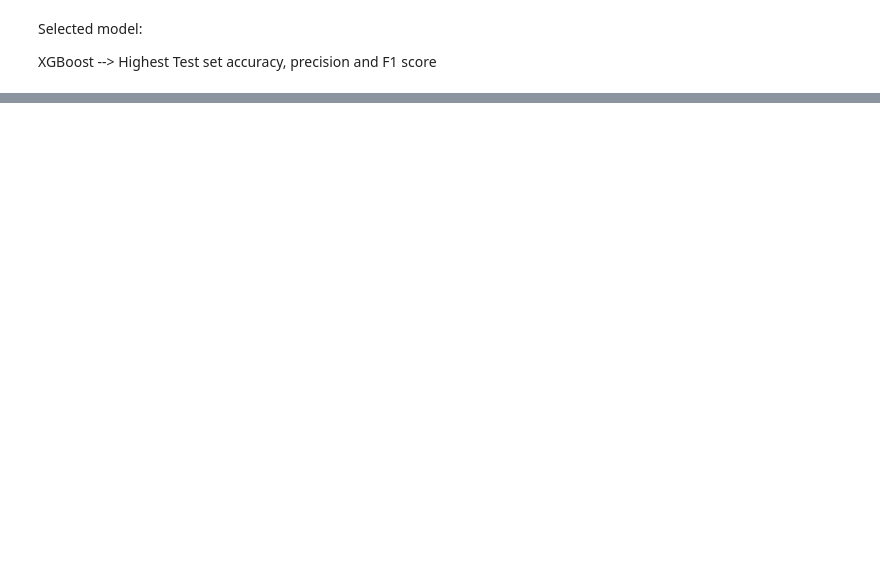
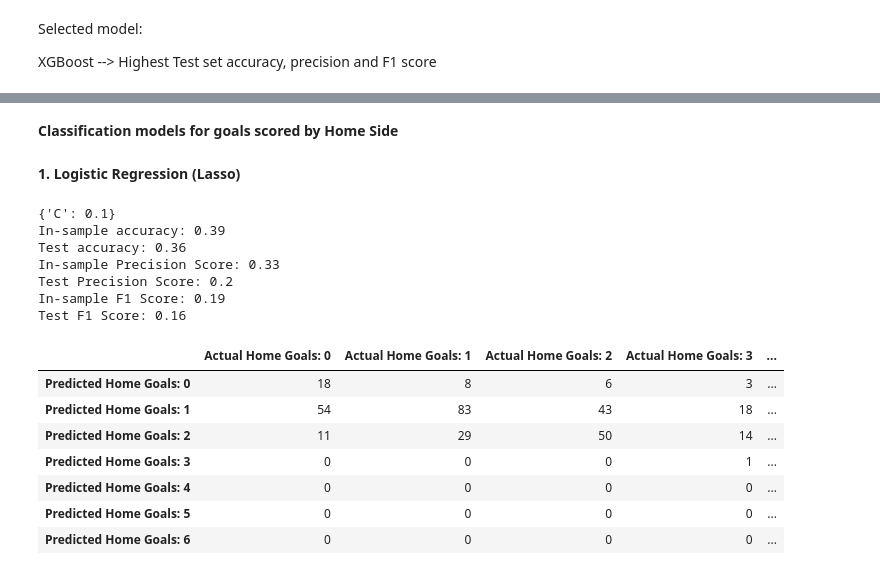
Before and after one commit to Angps1995/WorldCup2018Prediction, a Jupyter notebook: predict_by countries_stats.ipynb, the cells around one changed output, grey strips where cells are left out. Saved outputs shown, nothing was run; the diff lists cells and outputs as text; code cells hidden in the pictures; blank space fills up the shorter version.

```diff
--- a/predict_by countries_stats.ipynb
+++ b/predict_by countries_stats.ipynb
@@ -372,0 +379,8 @@ XGBoost --> Highest Test set accuracy, precision and F1 score
+# %%
+x = results.loc[:,["country","impt","home_rank_change","away_rank_change","diff_in_ranking","diff_in_mean_weighted_over_years"]]
+y_home=results.loc[:,"home_score"]
+y_away=results.loc[:,"away_score"]
+# %%
+x_home_train,x_home_test,y_home_train,y_home_test=train_test_split(x,y_home,test_size=0.2,random_state=0)
+x_away_train,x_away_test,y_away_train,y_away_test=train_test_split(x,y_away,test_size=0.2,random_state=0)
+k_fold = KFold(n_splits=5, shuffle=True, random_state=0)
@@ -372,0 +465,34 @@ XGBoost --> Highest Test set accuracy, precision and F1 score
+# %% [markdown]
+**Classification models for goals scored by Home Side**
+# %% [markdown]
+**1. Logistic Regression (Lasso)**
+# %%
+param_grid = dict(C=(0.0001,0.001,0.005,0.01,0.1,0.5,1))
+log_reg1 = GridSearchCV(LogisticRegression(penalty="l1"),param_grid=param_grid,scoring="f1_macro")
+#log_reg1=LogisticRegression(penalty="l1")
+log_reg1.fit(x_home_train,y_home_train)
+#predicted=log_reg1.predict(x_test)
+print(log_reg1.best_params_)
+print("In-sample accuracy: " + str(home_train_acc_score(log_reg1)))
+print("Test accuracy: " + str(home_test_acc_score(log_reg1)))
+print ("In-sample Precision Score: " + str(home_train_prec_score(log_reg1)))
+print ("Test Precision Score: " + str(home_test_prec_score(log_reg1)))
+print ("In-sample F1 Score: " + str(home_train_f1(log_reg1)))
+print ("Test F1 Score: " + str(home_test_f1(log_reg1)))
+home_confusion_matrix_model_train(log_reg1)
+# %% [output]
+{'C': 0.1}
+In-sample accuracy: 0.39
+Test accuracy: 0.36
+In-sample Precision Score: 0.33
+Test Precision Score: 0.2
+In-sample F1 Score: 0.19
+Test F1 Score: 0.16
+|  | Actual Home Goals: 0 | Actual Home Goals: 1 | Actual Home Goals: 2 | Actual Home Goals: 3 | ... |
+| Predicted Home Goals: 0 | 18 | 8 | 6 | 3 | ... |
+| Predicted Home Goals: 1 | 54 | 83 | 43 | 18 | ... |
+| Predicted Home Goals: 2 | 11 | 29 | 50 | 14 | ... |
+| Predicted Home Goals: 3 | 0 | 0 | 0 | 1 | ... |
+| Predicted Home Goals: 4 | 0 | 0 | 0 | 0 | ... |
+| Predicted Home Goals: 5 | 0 | 0 | 0 | 0 | ... |
+| Predicted Home Goals: 6 | 0 | 0 | 0 | 0 | ... |
```
Also changed, not shown: parts of 49 cells of this notebook.
